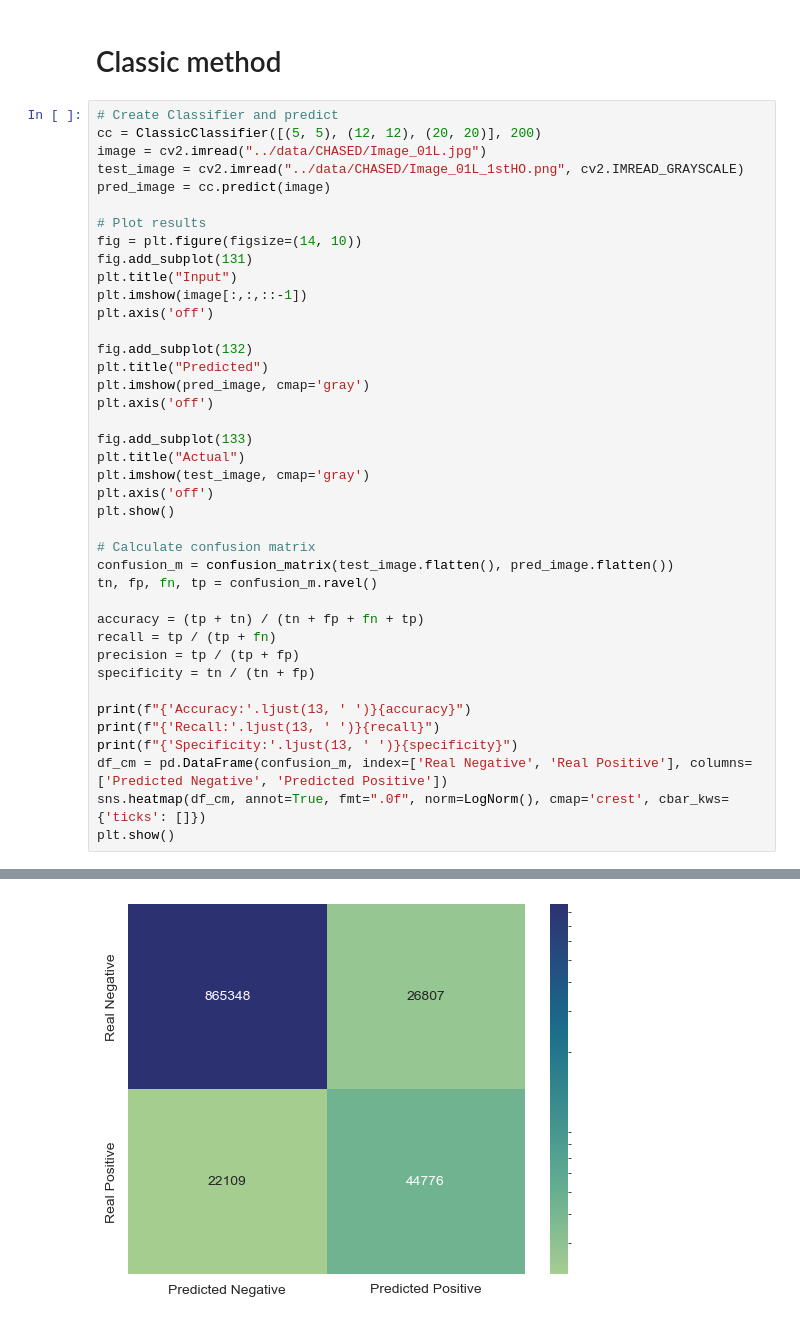
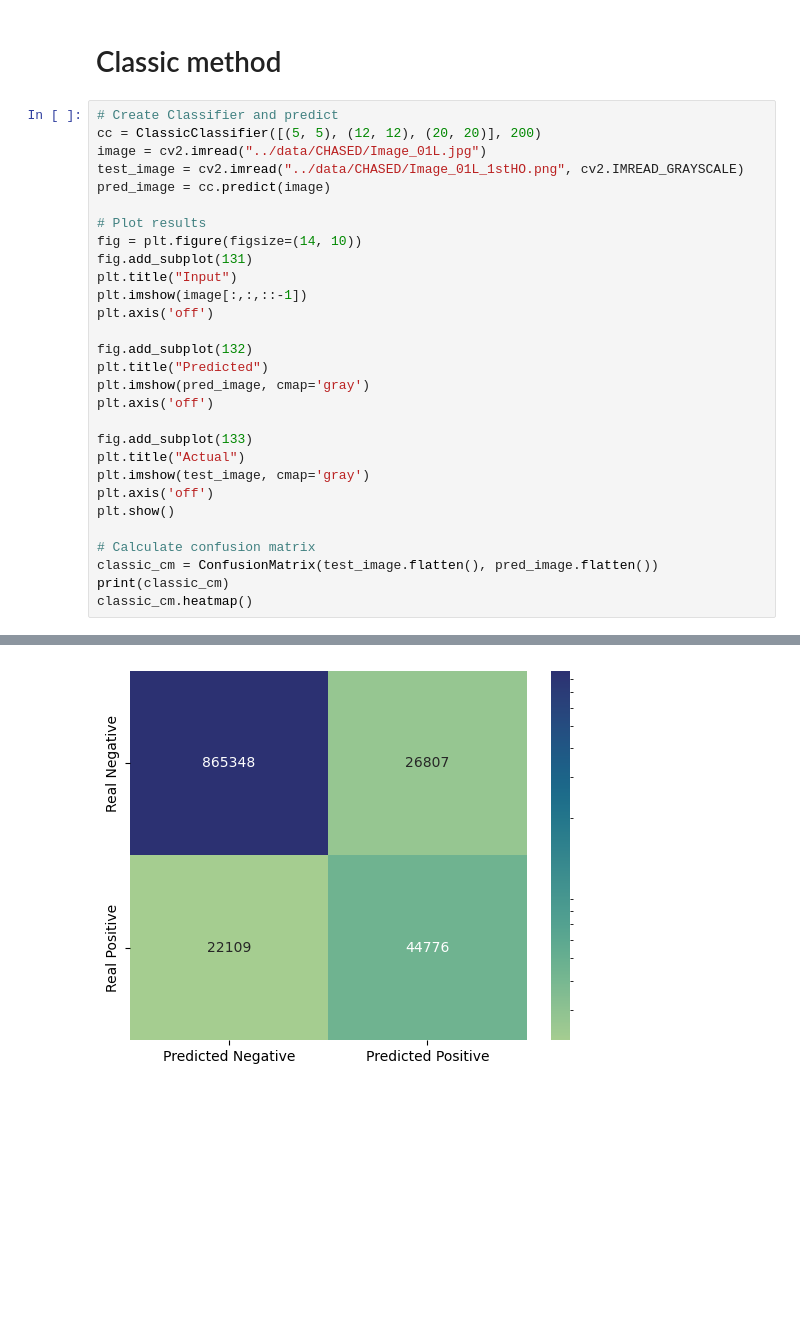
Before and after one commit to anras5/BloodVessels, a Jupyter notebook: notebooks/main.ipynb, the cells around one changed output, grey strips where cells are left out. Cells and saved outputs as stored; diff of their text form; blank space fills up the shorter version.

Commit message:
Add ConfusionMatrix

```diff
--- a/notebooks/main.ipynb
+++ b/notebooks/main.ipynb
@@ -17,45 +32,34 @@ import pandas as pd
 # Create Classifier and predict
 cc = ClassicClassifier([(5, 5), (12, 12), (20, 20)], 200)
 image = cv2.imread("../data/CHASED/Image_01L.jpg")
 test_image = cv2.imread("../data/CHASED/Image_01L_1stHO.png", cv2.IMREAD_GRAYSCALE)
 pred_image = cc.predict(image)
 
 # Plot results
 fig = plt.figure(figsize=(14, 10))
 fig.add_subplot(131)
 plt.title("Input")
 plt.imshow(image[:,:,::-1])
 plt.axis('off')
 
 fig.add_subplot(132)
 plt.title("Predicted")
 plt.imshow(pred_image, cmap='gray')
 plt.axis('off')
 
 fig.add_subplot(133)
 plt.title("Actual")
 plt.imshow(test_image, cmap='gray')
 plt.axis('off')
 plt.show()
 
 # Calculate confusion matrix
-confusion_m = confusion_matrix(test_image.flatten(), pred_image.flatten())
-tn, fp, fn, tp = confusion_m.ravel()
-
-accuracy = (tp + tn) / (tn + fp + fn + tp)
-recall = tp / (tp + fn)
-precision = tp / (tp + fp)
-specificity = tn / (tn + fp)
-
-print(f"{'Accuracy:'.ljust(13, ' ')}{accuracy}")
-print(f"{'Recall:'.ljust(13, ' ')}{recall}")
-print(f"{'Specificity:'.ljust(13, ' ')}{specificity}")
-df_cm = pd.DataFrame(confusion_m, index=['Real Negative', 'Real Positive'], columns=['Predicted Negative', 'Predicted Positive'])
-sns.heatmap(df_cm, annot=True, fmt=".0f", norm=LogNorm(), cmap='crest', cbar_kws={'ticks': []})
-plt.show()
+classic_cm = ConfusionMatrix(test_image.flatten(), pred_image.flatten())
+print(classic_cm)
+classic_cm.heatmap()
 # %% [output]
 [figure]
 Accuracy:    0.9489948281614948
 Recall:      0.6694475592434777
 Specificity: 0.969952530670119
-[figure, old version]
+[figure, new version]
```
Also changed, not shown: parts of 1 cell of this notebook, 2 other files.
